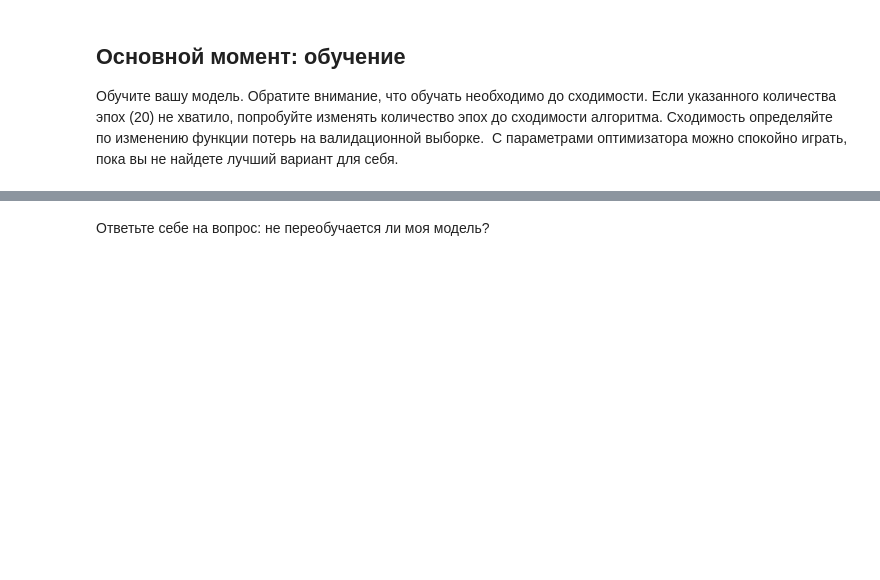
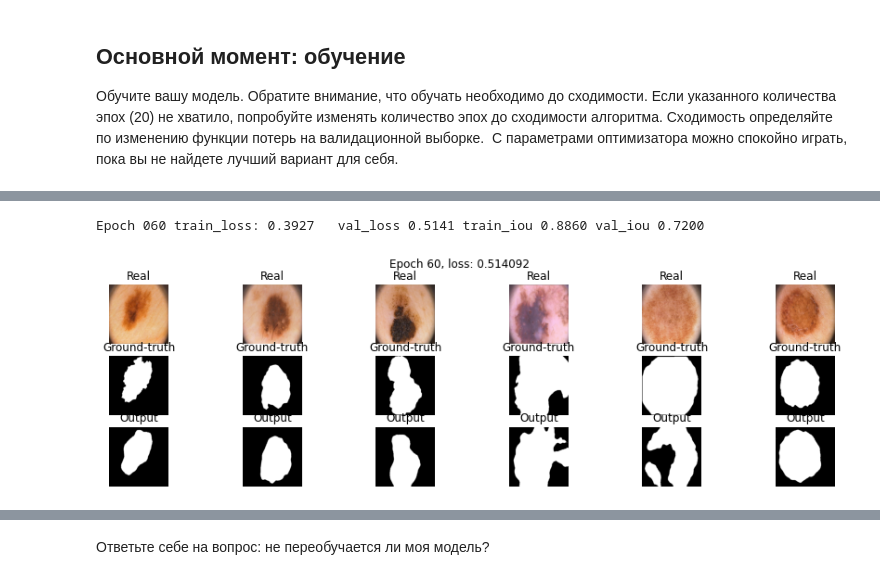
Before and after one commit to Shaorrran/dls-homeworks, a Jupyter notebook: task6/[hw]semantic_segmentation.ipynb, the cells around one changed output, grey strips where cells are left out. Drawn from its saved outputs; the diff is of its cells as text; code cells hidden in the pictures; blank space fills up the shorter version.

Commit message:
complete SegNet training on BCE loss

```diff
--- a/task6/[hw]semantic_segmentation.ipynb
+++ b/task6/[hw]semantic_segmentation.ipynb
@@ -350,3 +432,6 @@ def bce_loss(y_real, y_pred):
+# %%
+def bce_loss(y_real, y_pred):
+  return (y_pred - y_real * y_pred + torch.log(1. + torch.exp(-1. * y_pred))).mean()
 # %% [markdown]
 ## Тренировка [1 балл]
 
@@ -398,3 +513,34 @@ def train(model, opt, loss_fn, epochs, data_tr, data_val):
+# %%
+def train(train_loader, val_loader, model, optimizer, criterion, epochs, batch_size, start_epoch=0):
+
+  history = []
+  log_template = "\nEpoch {ep:03d} train_loss: {t_loss:0.4f} \
+  val_loss {v_loss:0.4f} train_iou {t_iou:0.4f} val_iou {v_iou:0.4f}"
+
+  with tqdm(desc="Epoch", total=epochs) as pbar_outer:
+      for epoch in range(start_epoch, epochs):
+        train_loss, train_iou = fit_epoch(model, optimizer, criterion, train_loader)
+        tqdm.write(f"loss: {train_loss}")
+
+        outputs, val_loss, val_iou = eval_epoch(model, val_loader, criterion)
+        history.append((train_loss, train_iou, val_loss, val_iou))
+
+        clear_output(wait=True)
+        pbar_outer.update(1)
+        tqdm.write(log_template.format(ep=epoch+1, t_loss=train_loss,\
+                                           v_loss=val_loss, t_iou=train_iou, v_iou=val_iou))
+
+        show_pics(val_loader, outputs, model, epoch, val_loss)
+        if train_loss < history[-1][0] and val_loss < history[-1][0] and epoch >= 10:
+          # we need at least 10 epochs at our batch size to get something useful
+          torch.save({
+              "epoch": epoch,
+              "model_state_dict": model.state_dict(),
+              "optimizer_state_dict": optimizer.state_dict(),
+              "loss": criterion},
+              f"/content/segnet_bce_{epoch}.pth")
+
+  return history
 # %% [markdown]
 ## Инференс [1 балл]
 
@@ -423,4 +647,8 @@ model = SegNet().to(device)
+# %%
+max_epochs = 60
+optim = torch.optim.AdamW(model.parameters(), lr=3e-4)
 # %%
-max_epochs = 20
-optim
-train(model, optim, bce_loss, max_epochs, data_tr, data_val)
+history_segnet_bce = train(data_tr, data_val, model, optim, bce_loss, max_epochs, batch_size)
+# %% [output]
+Epoch 060 train_loss: 0.3927   val_loss 0.5141 train_iou 0.8860 val_iou 0.7200
+[figure, added]
```
Also changed, not shown: parts of 27 cells of this notebook.
